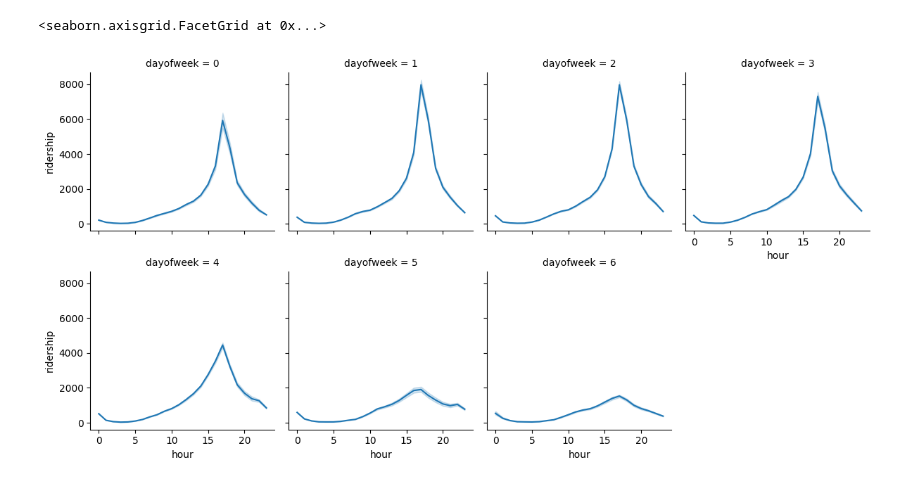
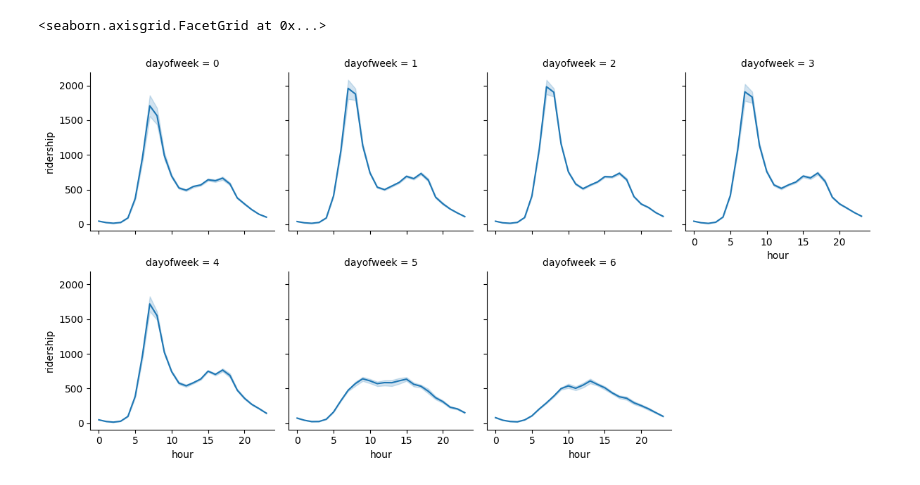
Before and after one commit to rhodamined/subway_ridership, a Jupyter notebook: 03_plot_ridership.ipynb, the cells around one changed output. Drawn from its saved outputs; the diff is of its cells as text; code cells hidden in the pictures.

Commit message:
updated plots

```diff
--- a/03_plot_ridership.ipynb
+++ b/03_plot_ridership.ipynb
@@ -26,11 +15,11 @@ Text(0.5, 0.98, 'Total subway turnstile entrances on days of the week in 2023')
 # %%
 # ----------------------------------------------- #
 # Graph Just One
 # ----------------------------------------------- #
 
-g = sns.FacetGrid(bryant_df, col="dayofweek", col_wrap=4)
+g = sns.FacetGrid(woodside_df, col="dayofweek", col_wrap=4)
 g.map_dataframe(sns.lineplot, x="hour", y="ridership")
 g.add_legend()
 # %% [output]
 <seaborn.axisgrid.FacetGrid at 0x...>
-[figure, old version]
+[figure, new version]
```
Also changed, not shown: parts of 15 cells of this notebook, 8 other files.
